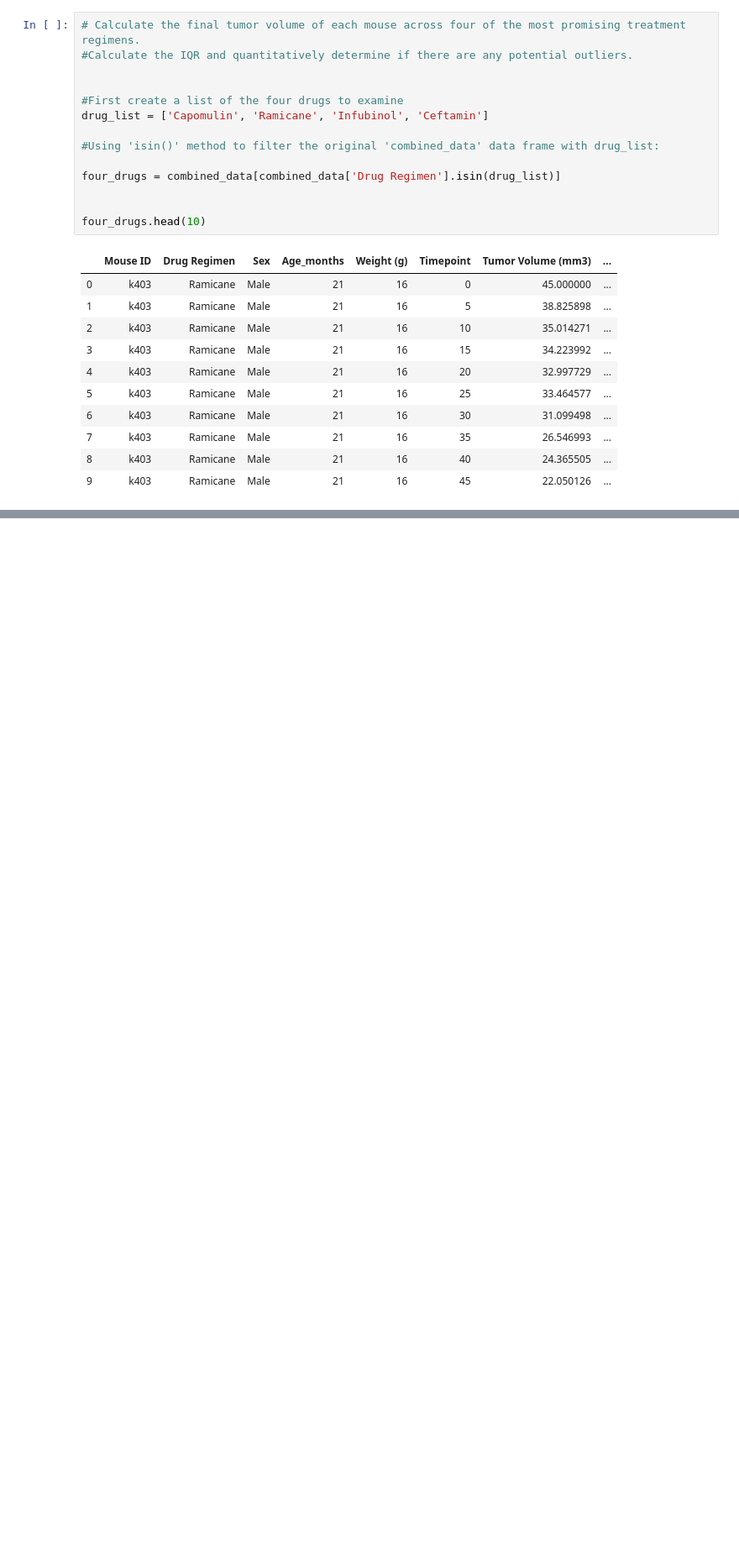
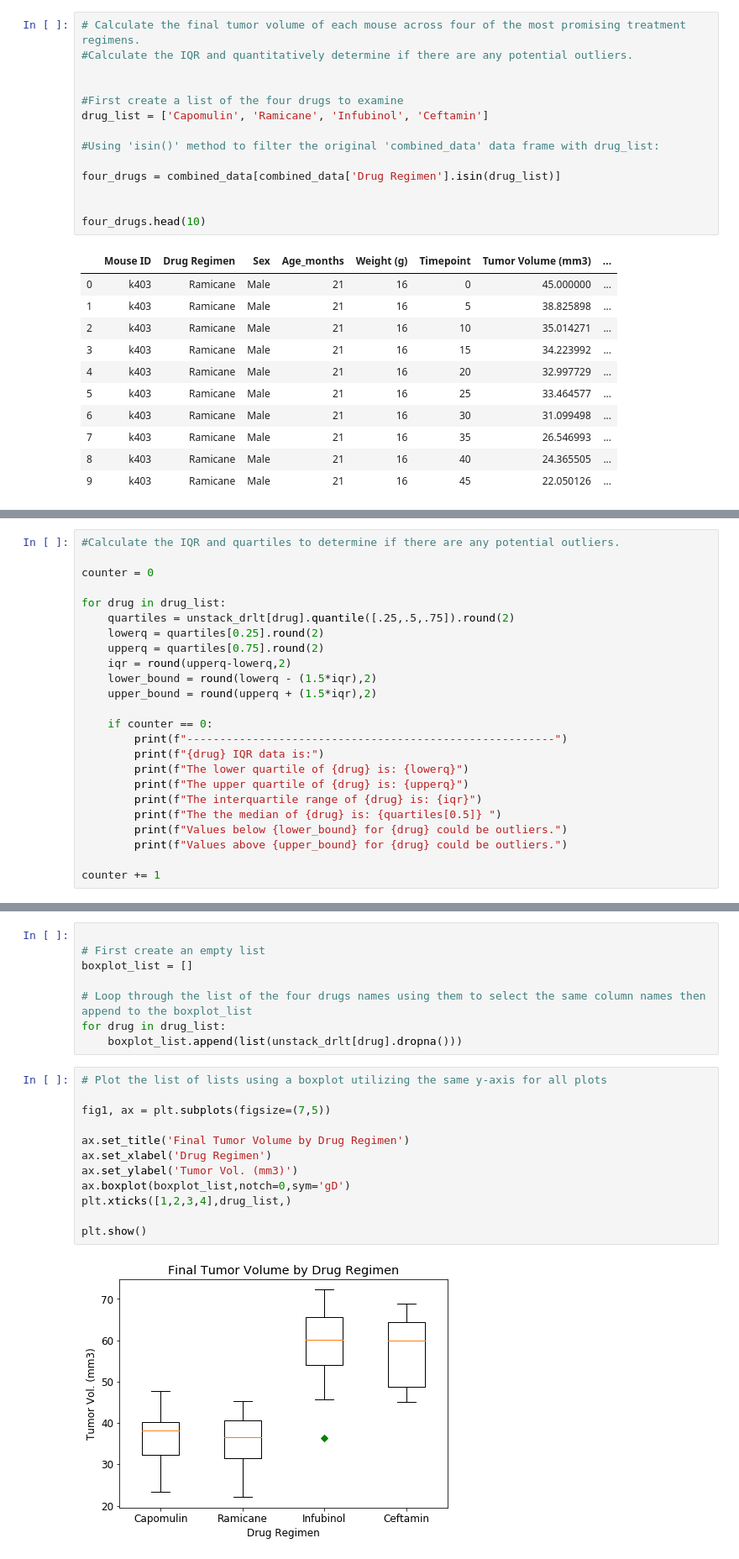
Before and after one commit to Uche-UJO/MatPlotLib-Challenge, a Jupyter notebook: Resources/Pyma_workbook.ipynb, the cells around one changed output, grey strips where cells are left out. Shown: that part at 84% size. Saved outputs shown, nothing was run; the diff lists cells and outputs as text; blank space fills up the shorter version.

```diff
--- a/Resources/Pyma_workbook.ipynb
+++ b/Resources/Pyma_workbook.ipynb
@@ -181,0 +227,24 @@ four_last_tumor = four_drugs.groupby(['Drug Regimen','Mouse ID']).agg(\
+# %%
+#Calculate the IQR and quartiles to determine if there are any potential outliers.
+
+counter = 0
+
+for drug in drug_list:
+    quartiles = unstack_drlt[drug].quantile([.25,.5,.75]).round(2)
+    lowerq = quartiles[0.25].round(2)
+    upperq = quartiles[0.75].round(2)
+    iqr = round(upperq-lowerq,2)
+    lower_bound = round(lowerq - (1.5*iqr),2)
+    upper_bound = round(upperq + (1.5*iqr),2)
+
+    if counter == 0:
+        print(f"--------------------------------------------------------")
+        print(f"{drug} IQR data is:")
+        print(f"The lower quartile of {drug} is: {lowerq}")
+        print(f"The upper quartile of {drug} is: {upperq}")
+        print(f"The interquartile range of {drug} is: {iqr}")
+        print(f"The the median of {drug} is: {quartiles[0.5]} ")
+        print(f"Values below {lower_bound} for {drug} could be outliers.")
+        print(f"Values above {upper_bound} for {drug} could be outliers.")
+
+counter += 1
@@ -181,0 +271,22 @@ four_last_tumor = four_drugs.groupby(['Drug Regimen','Mouse ID']).agg(\
+# %%
+
+# First create an empty list
+boxplot_list = []
+
+# Loop through the list of the four drugs names using them to select the same column names then append to the boxplot_list
+for drug in drug_list:
+    boxplot_list.append(list(unstack_drlt[drug].dropna()))
+# %%
+# Plot the list of lists using a boxplot utilizing the same y-axis for all plots
+
+fig1, ax = plt.subplots(figsize=(7,5))
+
+ax.set_title('Final Tumor Volume by Drug Regimen')
+ax.set_xlabel('Drug Regimen')
+ax.set_ylabel('Tumor Vol. (mm3)')
+ax.boxplot(boxplot_list,notch=0,sym='gD')
+plt.xticks([1,2,3,4],drug_list,)
+
+plt.show()
+# %% [output]
+[figure, added]
```
Also changed, not shown: parts of 19 cells of this notebook.
